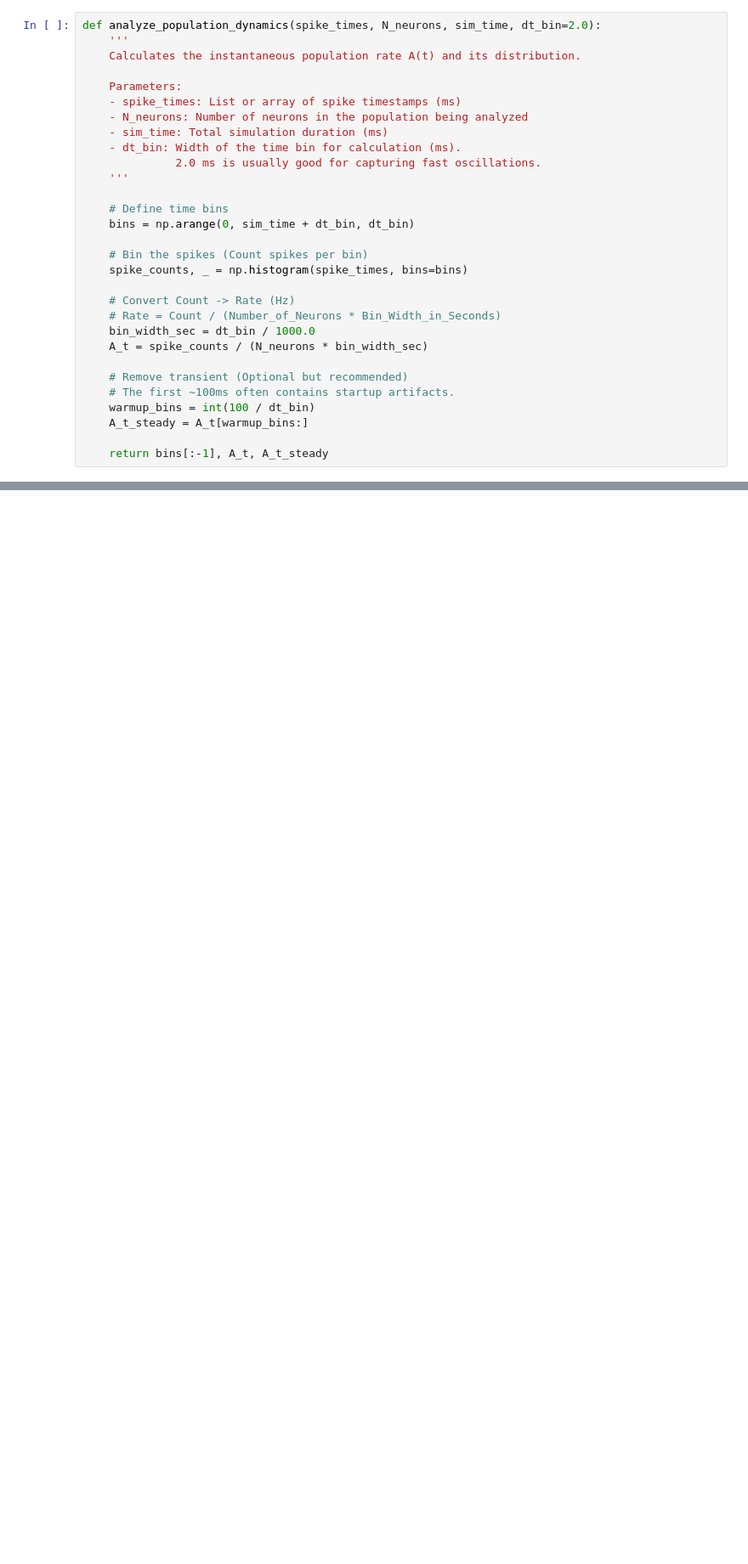
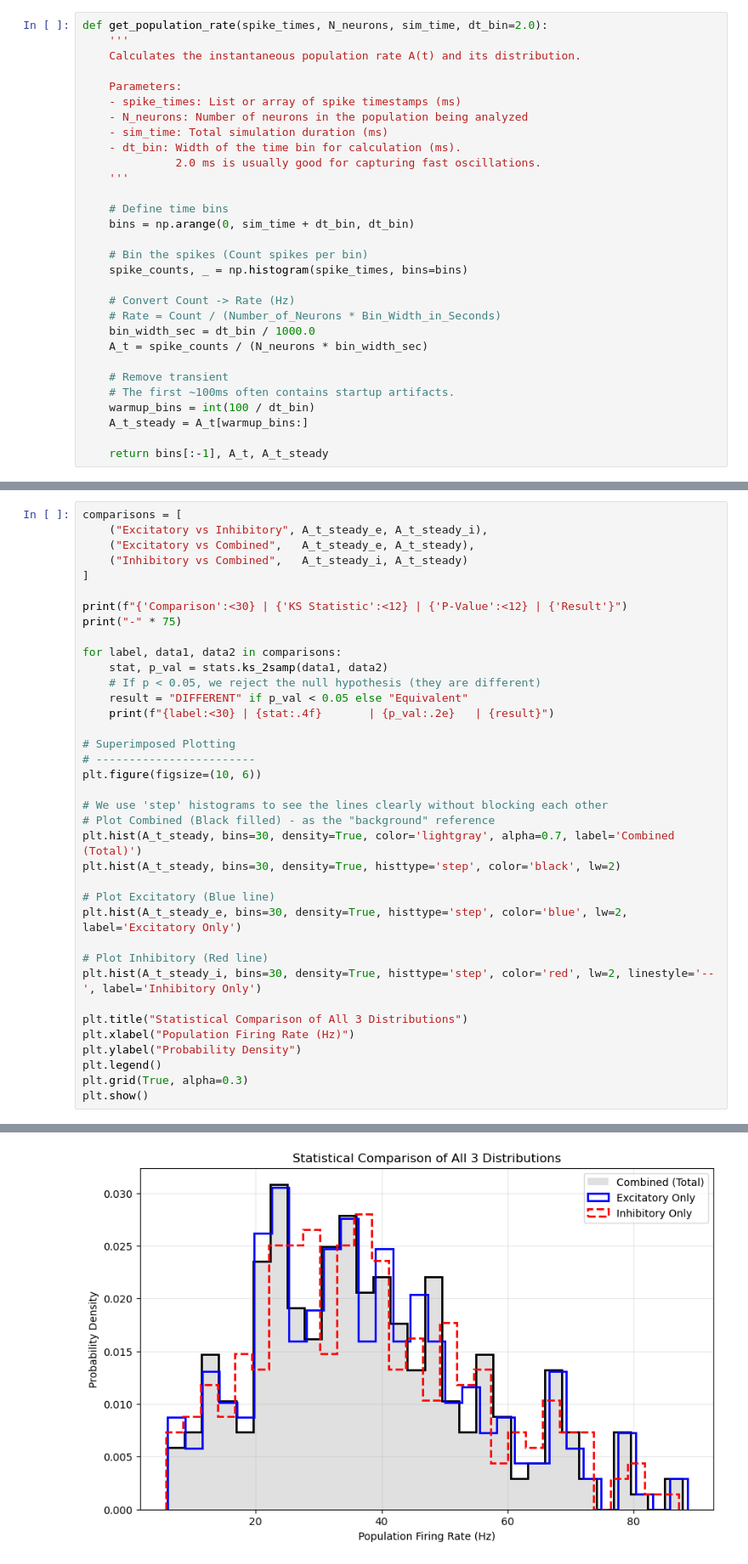
Before and after one commit to rafael-gigante/LasconProject, a Jupyter notebook: brunel_model.ipynb, the cells around one changed output, grey strips where cells are left out. Shown at 85% size. Cells and saved outputs as stored; diff of their text form; blank space fills up the shorter version.

```diff
--- a/brunel_model.ipynb
+++ b/brunel_model.ipynb
@@ -43,5 +137,5 @@ def spikes_to_csv(espikes, ispikes, N_total, g, eta):
 # %%
-def analyze_population_dynamics(spike_times, N_neurons, sim_time, dt_bin=2.0):
+def get_population_rate(spike_times, N_neurons, sim_time, dt_bin=2.0):
     '''
     Calculates the instantaneous population rate A(t) and its distribution.
 
@@ -64,7 +158,7 @@ def analyze_population_dynamics(spike_times, N_neurons, sim_time, dt_bin=2.0):
     bin_width_sec = dt_bin / 1000.0
     A_t = spike_counts / (N_neurons * bin_width_sec)
 
-    # Remove transient (Optional but recommended)
+    # Remove transient
     # The first ~100ms often contains startup artifacts.
     warmup_bins = int(100 / dt_bin)
     A_t_steady = A_t[warmup_bins:]
@@ -230,0 +338,38 @@ Std Dev of Rate: 18.86 Hz
+# %%
+comparisons = [
+    ("Excitatory vs Inhibitory", A_t_steady_e, A_t_steady_i),
+    ("Excitatory vs Combined",   A_t_steady_e, A_t_steady),
+    ("Inhibitory vs Combined",   A_t_steady_i, A_t_steady)
+]
+
+print(f"{'Comparison':<30} | {'KS Statistic':<12} | {'P-Value':<12} | {'Result'}")
+print("-" * 75)
+
+for label, data1, data2 in comparisons:
+    stat, p_val = stats.ks_2samp(data1, data2)
+    # If p < 0.05, we reject the null hypothesis (they are different)
+    result = "DIFFERENT" if p_val < 0.05 else "Equivalent"
+    print(f"{label:<30} | {stat:.4f}       | {p_val:.2e}   | {result}")
+
+# Superimposed Plotting
+# ------------------------
+plt.figure(figsize=(10, 6))
+
+# We use 'step' histograms to see the lines clearly without blocking each other
+# Plot Combined (Black filled) - as the "background" reference
+plt.hist(A_t_steady, bins=30, density=True, color='lightgray', alpha=0.7, label='Combined (Total)')
+plt.hist(A_t_steady, bins=30, density=True, histtype='step', color='black', lw=2)
+
+# Plot Excitatory (Blue line)
+plt.hist(A_t_steady_e, bins=30, density=True, histtype='step', color='blue', lw=2, label='Excitatory Only')
+
+# Plot Inhibitory (Red line)
+plt.hist(A_t_steady_i, bins=30, density=True, histtype='step', color='red', lw=2, linestyle='--', label='Inhibitory Only')
+
+plt.title("Statistical Comparison of All 3 Distributions")
+plt.xlabel("Population Firing Rate (Hz)")
+plt.ylabel("Probability Density")
+plt.legend()
+plt.grid(True, alpha=0.3)
+plt.show()
+# %% [output]
@@ -230,0 +381 @@ Std Dev of Rate: 18.86 Hz
+[figure, added]
```
Also changed, not shown: parts of 22 cells of this notebook, 3 other files.
